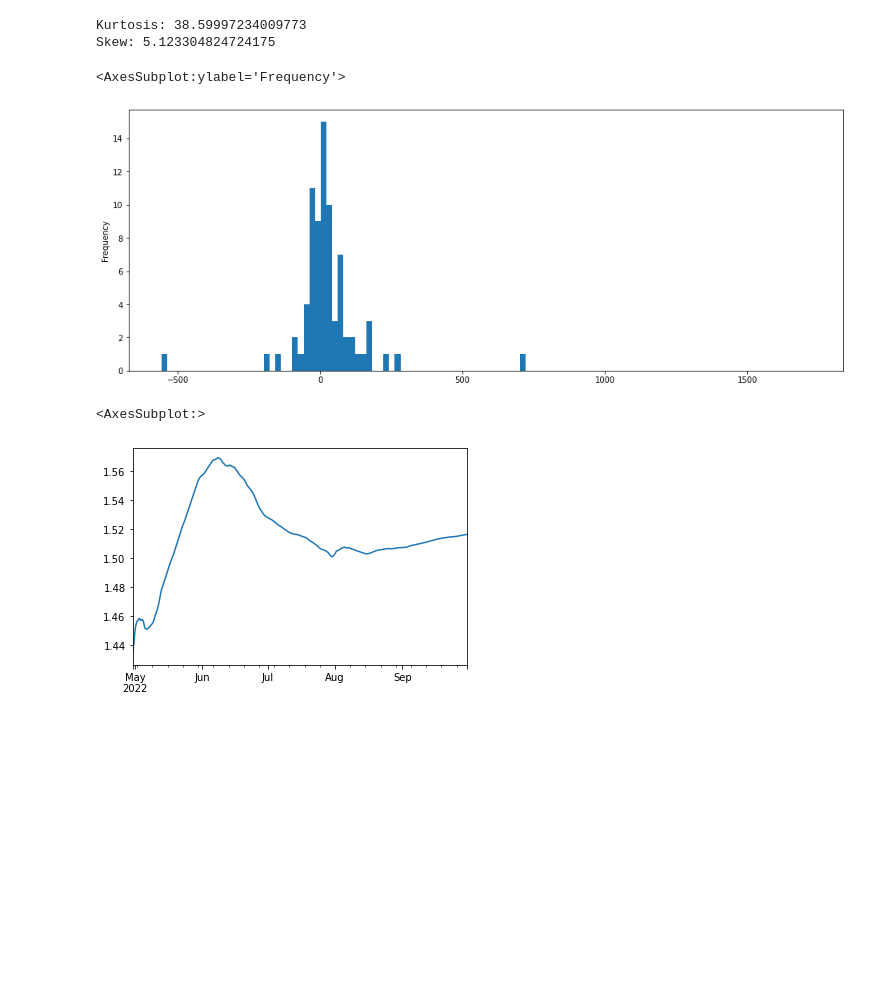
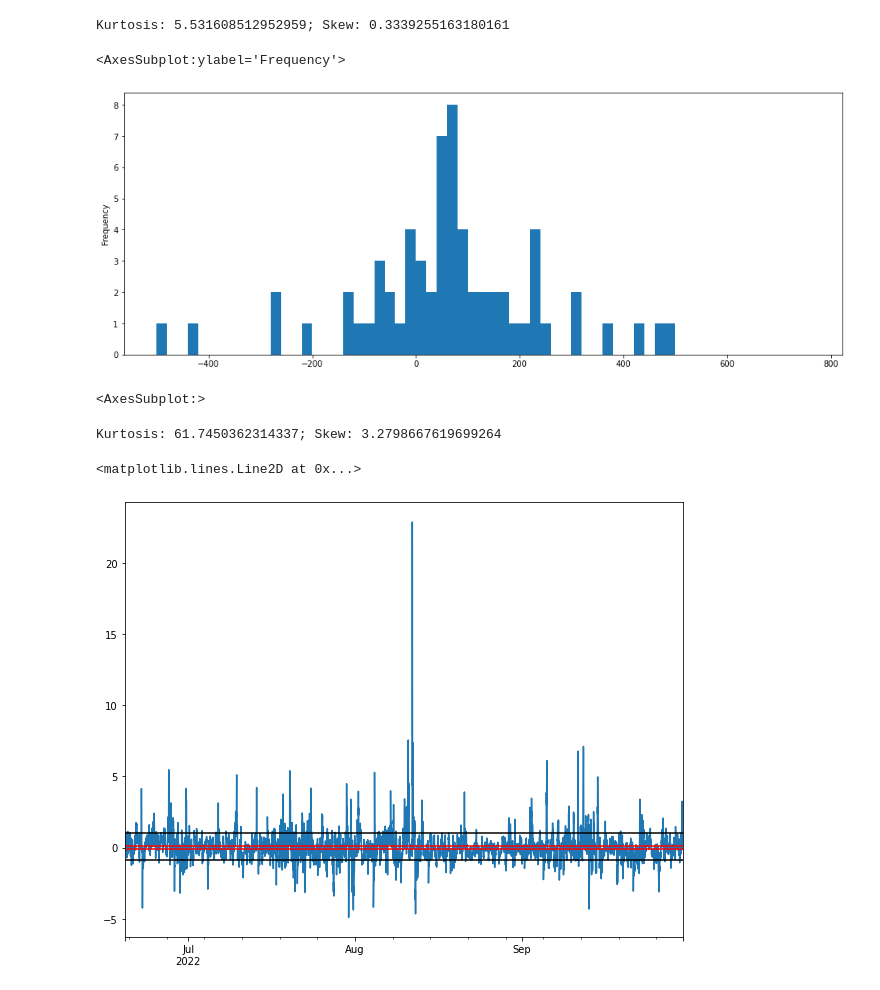
Before and after one commit to jaythequant/VBToptimizers, a Jupyter notebook: LQEreview.ipynb, the cells around one changed output. Drawn from its saved outputs; the diff is of its cells as text; code cells hidden in the pictures; blank space fills up the shorter version.

```diff
--- a/LQEreview.ipynb
+++ b/LQEreview.ipynb
@@ -144,26 +130,29 @@ net_trades.PnL.plot(kind="bar", figsize=(16,6))
 # %%
-print(f'Kurtosis: {kurtosis(net_trades.PnL, fisher=False)}')
-print(f'Skew: {skew(net_trades.PnL)}')
+print(f'Kurtosis: {kurtosis(net_trades.PnL, fisher=False)}; Skew: {skew(net_trades.PnL)}')
 
 bins = np.arange(net_trades.PnL.min(), net_trades.PnL.max(), 20)
 net_trades.PnL.plot(kind="hist", figsize=(16,6), bins=bins)
 # %% [output]
-Kurtosis: 38.59997234009773
-Skew: 5.123304824724175
+Kurtosis: 5.531608512952959; Skew: 0.3339255163180161
 <AxesSubplot:ylabel='Frequency'>
-[figure, old version]
+[figure, new version]
 # %%
+x, y = assets
+
 if MODEL == 'log':
-    data = np.log(closes)
+    data = np.log(CLOSES)
 elif MODEL == 'logret':
-    data = np.log1p(closes.pct_change()).dropna()
+    data = np.log1p(CLOSES.pct_change()).dropna()
 elif MODEL == 'cumlog':
-    data = np.log1p(closes.pct_change()).cumsum().dropna()
-res = kalmanfilter(data, DELTA, VT, export_df=True)[100:]
+    data = np.log1p(CLOSES.pct_change()).cumsum().dropna()
+
+results = kalmanfilter(data, DELTA, VT, export_df=False)
+resids = results[2]
+res = pd.DataFrame(results[0], index=data.index)
+res = res.rename(columns={0: "slope", 1: "intercept"})
 
 trade_df = pf.trades.records_readable.sort_values('Entry Timestamp')
 g = trade_df.groupby('Entry Timestamp')
-x, y = assets
 betas = []
 
 for idx, gr in g:
@@ -178,7 +167,21 @@ for idx, gr in g:
 betas = np.vstack(betas).flatten()
 ser = pd.Series(betas, index=trade_df['Entry Timestamp'].unique(), name='beta')
 
-res.slope.plot()
+res[BURNIN:].slope.plot()
 # %% [output]
 <AxesSubplot:>
-[figure, removed]
+# %%
+z = rolling_zscore_nb(resids, PERIOD)[PERIOD:]
+print(f'Kurtosis: {kurtosis(z, fisher=False)}; Skew: {skew(z)}')
+
+zser = pd.Series(z, index=data.index[PERIOD:], name='z-score')
+zser.plot(figsize=(10,8))
+
+plt.axhline(UPPER, color='black')
+plt.axhline(LOWER, color='black')
+plt.axhline(EXIT, color='red')
+plt.axhline(-EXIT, color='red')
+# %% [output]
+Kurtosis: 61.7450362314337; Skew: 3.2798667619699264
+<matplotlib.lines.Line2D at 0x...>
+[figure, added]
```
Also changed, not shown: parts of 8 cells of this notebook, 5 other files.
